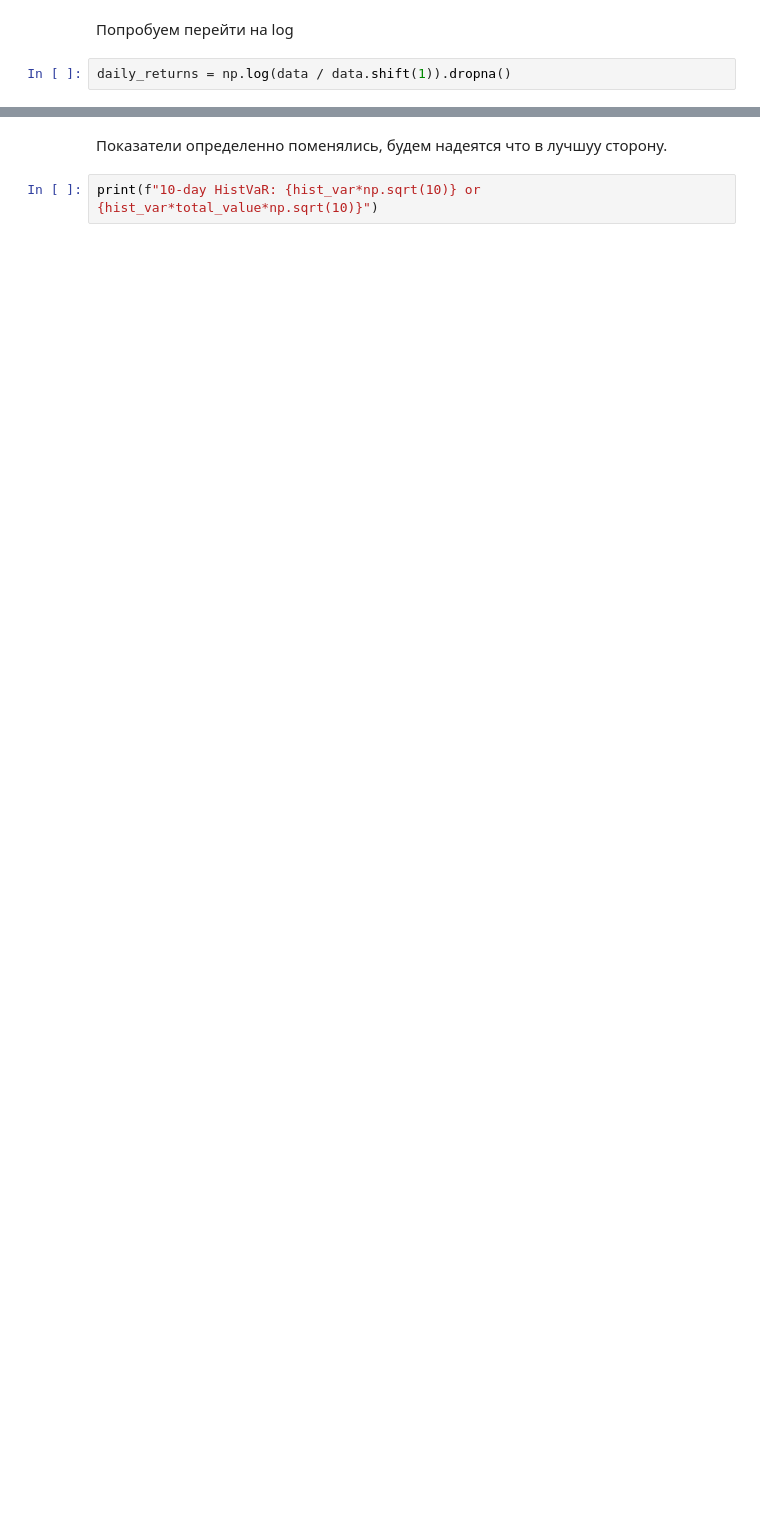
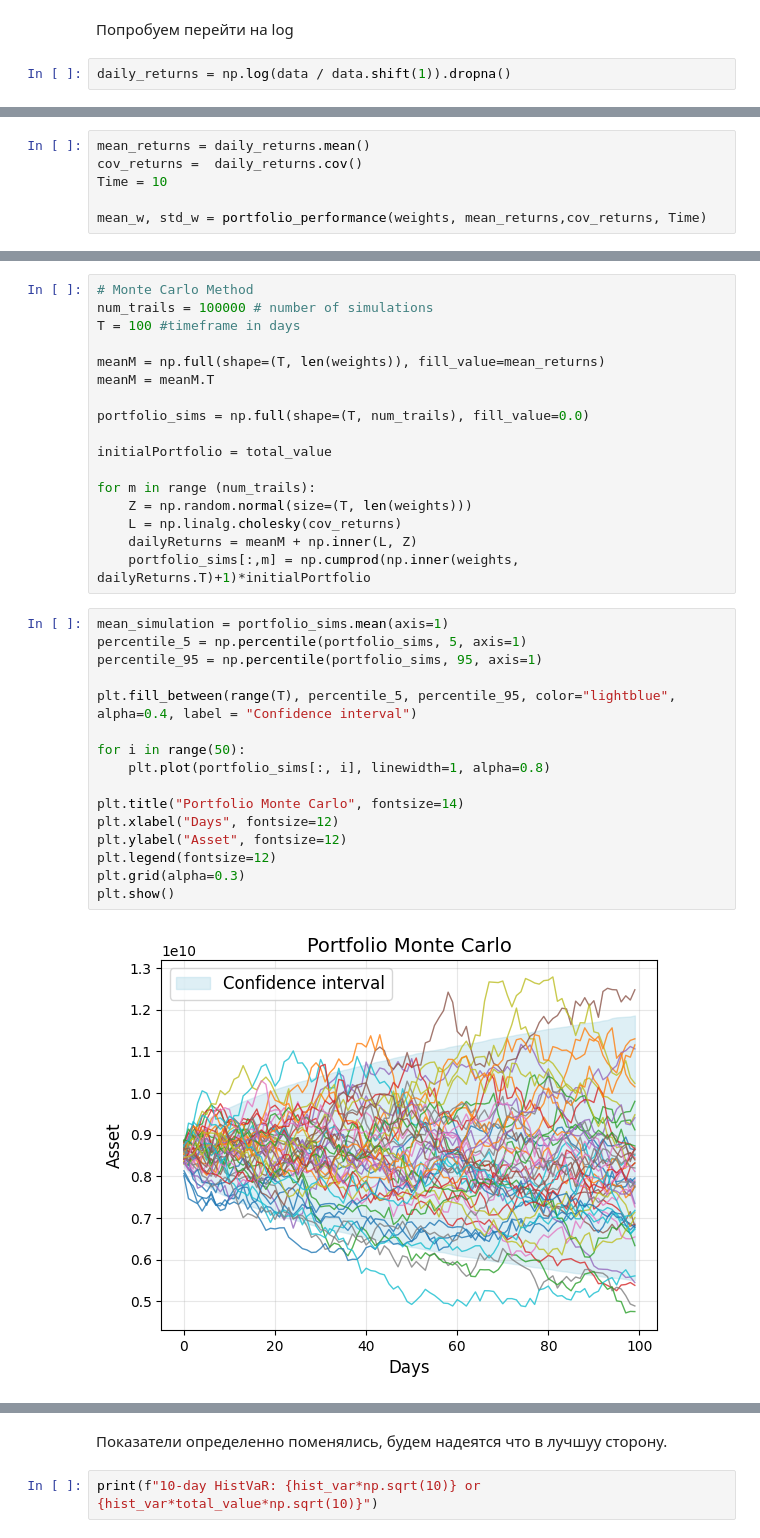
Before and after one commit to maxim-druzhinin/arcgegos_paper, a Jupyter notebook: VaR_calc.ipynb, the cells around one changed output, grey strips where cells are left out. Saved outputs shown, nothing was run; the diff lists cells and outputs as text; blank space fills up the shorter version.

```diff
--- a/VaR_calc.ipynb
+++ b/VaR_calc.ipynb
@@ -494,0 +492,6 @@ hist_cvar
+# %%
+mean_returns = daily_returns.mean()
+cov_returns =  daily_returns.cov()
+Time = 10
+
+mean_w, std_w = portfolio_performance(weights, mean_returns,cov_returns, Time)
@@ -494,0 +510,35 @@ hist_cvar
+# %%
+# Monte Carlo Method
+num_trails = 100000 # number of simulations
+T = 100 #timeframe in days
+
+meanM = np.full(shape=(T, len(weights)), fill_value=mean_returns)
+meanM = meanM.T
+
+portfolio_sims = np.full(shape=(T, num_trails), fill_value=0.0)
+
+initialPortfolio = total_value
+
+for m in range (num_trails):
+    Z = np.random.normal(size=(T, len(weights)))
+    L = np.linalg.cholesky(cov_returns)
+    dailyReturns = meanM + np.inner(L, Z)
+    portfolio_sims[:,m] = np.cumprod(np.inner(weights, dailyReturns.T)+1)*initialPortfolio
+# %%
+mean_simulation = portfolio_sims.mean(axis=1)
+percentile_5 = np.percentile(portfolio_sims, 5, axis=1)
+percentile_95 = np.percentile(portfolio_sims, 95, axis=1)
+
+plt.fill_between(range(T), percentile_5, percentile_95, color="lightblue", alpha=0.4, label = "Confidence interval")
+
+for i in range(50):
+    plt.plot(portfolio_sims[:, i], linewidth=1, alpha=0.8)
+
+plt.title("Portfolio Monte Carlo", fontsize=14)
+plt.xlabel("Days", fontsize=12)
+plt.ylabel("Asset", fontsize=12)
+plt.legend(fontsize=12)
+plt.grid(alpha=0.3)
+plt.show()
+# %% [output]
+[figure, added]
```
Also changed, not shown: parts of 52 cells of this notebook.
